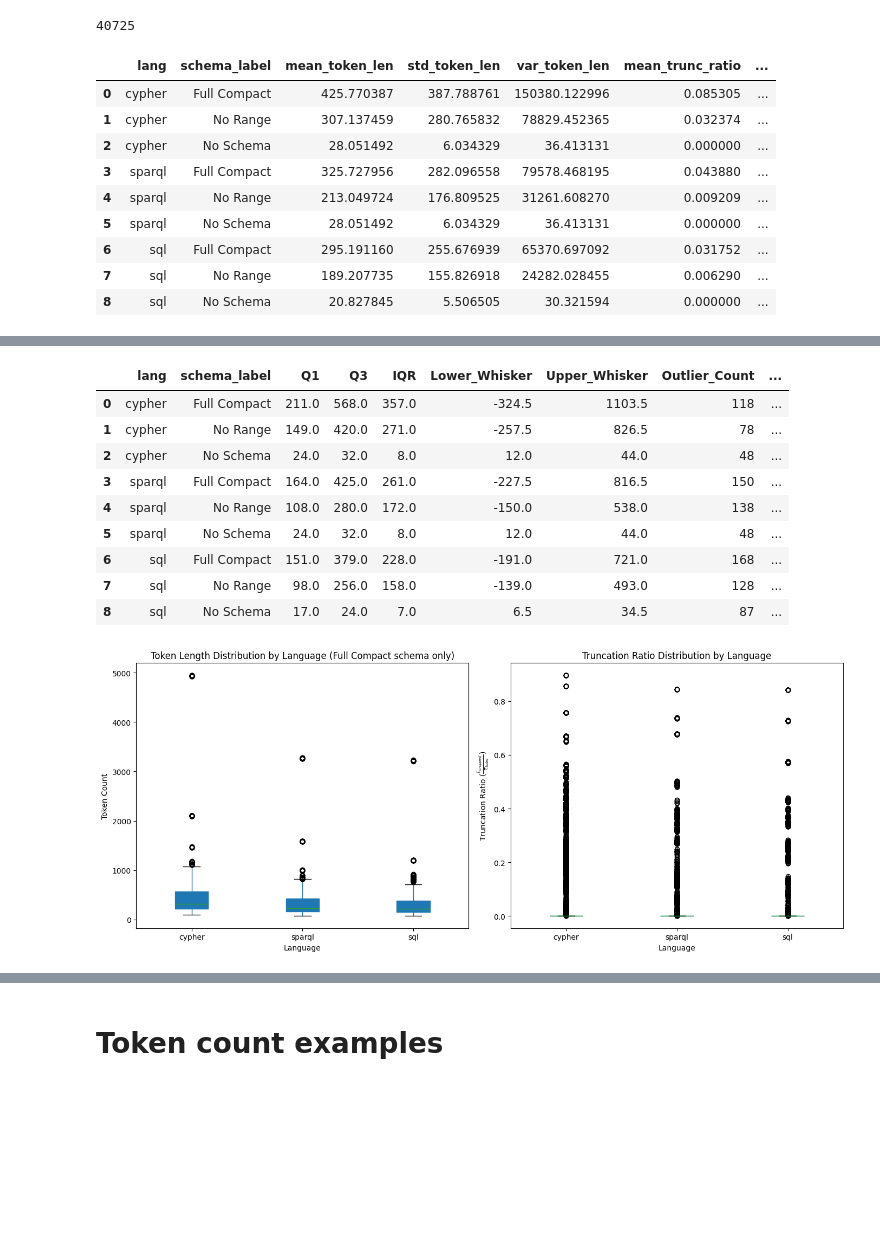
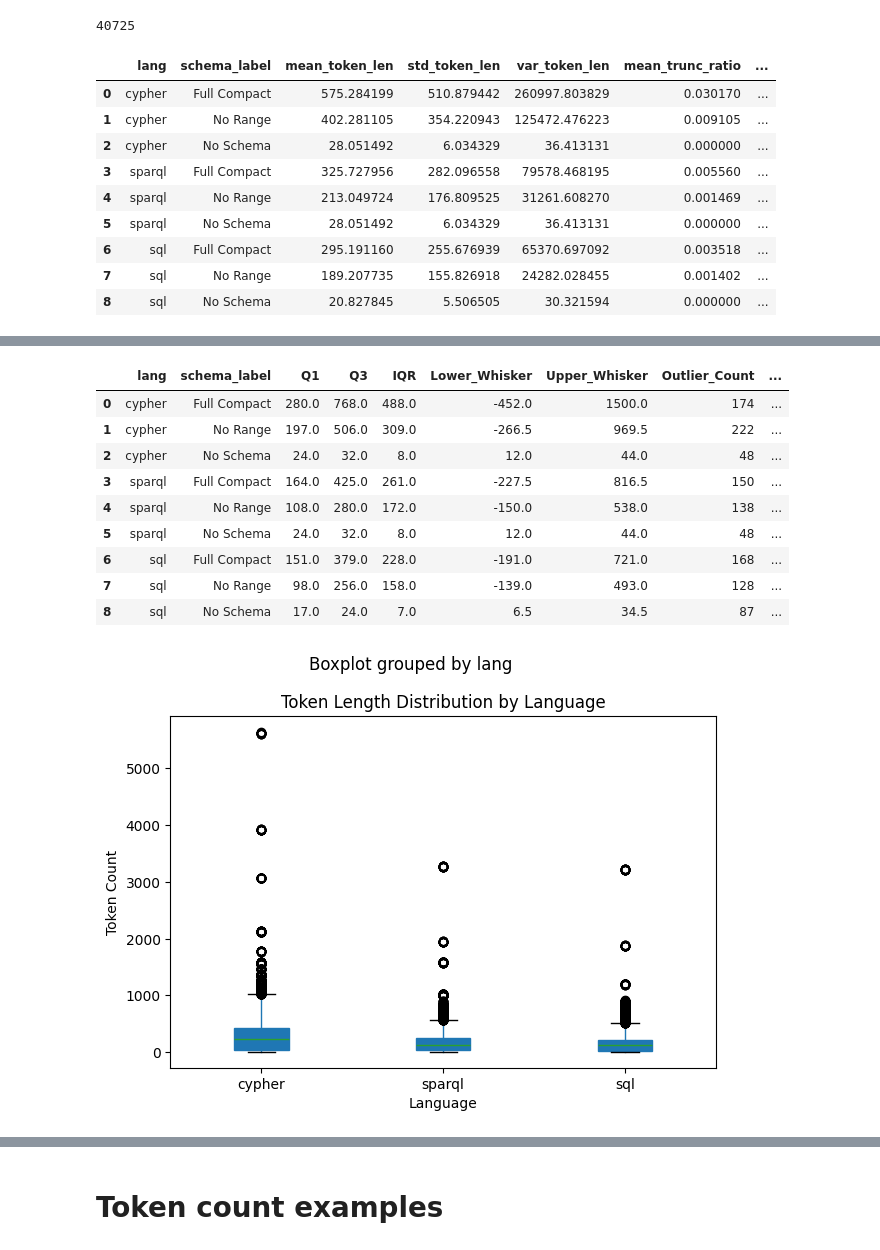
Before and after one commit to vejvarm/uT5-ssc, a Jupyter notebook: RQ4_token_count_analysis.ipynb, the cells around one changed output, grey strips where cells are left out. Cells and saved outputs as stored; diff of their text form; code cells hidden in the pictures; blank space fills up the shorter version.

```diff
--- a/RQ4_token_count_analysis.ipynb
+++ b/RQ4_token_count_analysis.ipynb
@@ -189,7 +76,7 @@ print(len(df))
 # %% [output]
 40725
 # %%
-schemas = ["Full Compact"]  # df["schema_label"].unique()
+schemas = ["Full Compact", "No Range"]  # df["schema_label"].unique()
 
 # -----------------
 # 7.1 Compute summary stats (mean, std, variance)
@@ -203,6 +90,10 @@ summary_stats = (
         mean_trunc_ratio=("trunc_ratio_sample", "mean"),
         std_trunc_ratio=("trunc_ratio_sample", "std"),
         var_trunc_ratio=("trunc_ratio_sample", "var"),
+        longer_than_512=("token_count", lambda x: (x > 512).sum()),
+        longer_than_1024=("token_count", lambda x: (x > 1024).sum()),
+        longer_than_2048=("token_count", lambda x: (x > 2048).sum()),
+
     )
     .reset_index()
 )
@@ -301,33 +192,43 @@ boxplot_stats_df.to_csv(base_dir.joinpath("boxplot_stats_by_schema.csv"), index=
 # -----------------
 # 7.4 Boxplots for variance visualization
 # -----------------
-fig, ax = plt.subplots(1, 2, figsize=(14, 6))
+fig, ax = plt.subplots(1, 1)
 
 # Token length boxplot
-df[df["schema_label"] == "Full Compact"].boxplot(column="token_count", by="lang", ax=ax[0], grid=False, patch_artist=True)
-# df.boxplot(column="token_count", by="lang", ax=ax[0], grid=False, patch_artist=True)
-ax[0].set_title("Token Length Distribution by Language (Full Compact schema only)")
-ax[0].set_xlabel("Language")
-ax[0].set_ylabel("Token Count")
+# df[df["schema_label"] == "Full Compact"].boxplot(column="token_count", by="lang", ax=ax[0], grid=False, patch_artist=True)
+df.boxplot(column="token_count", by="lang", ax=ax, grid=False, patch_artist=True)
+ax.set_title("Token Length Distribution by Language")
+ax.set_xlabel("Language")
+ax.set_ylabel("Token Count")
 
-# Truncation ratio boxplot
-df.boxplot(column="trunc_ratio_sample", by="lang", ax=ax[1], grid=False, patch_artist=True)
-ax[1].set_title("Truncation Ratio Distribution by Language")
-ax[1].set_xlabel("Language")
-ax[1].set_ylabel(r"Truncation Ratio ($\frac{\tau_{cropped}}{\tau_{total}}$)")
+plt.tight_layout()
+plt.savefig(base_dir.joinpath("boxplots_token_counts.png"), dpi=300)
+plt.savefig(base_dir.joinpath("boxplots_token_counts.svg"))
+plt.savefig(base_dir.joinpath("boxplots_token_counts.pdf"))
+plt.show()
+
+fig, ax = plt.subplots(1, 1)
+
+# Truncated token count boxplot (only for truncated samples)
+df.boxplot(column="truncated_tokens", by="lang", ax=ax, grid=False, patch_artist=True)
+ax.set_title(f"Truncated Token Count Distribution (Max Input Length = {max_input_length} )")
+ax.set_xlabel("Language")
+ax.set_ylabel(r"Truncated Token Count ($\tau_{cropped}$)")
 
 plt.suptitle("")
 plt.tight_layout()
-plt.savefig(base_dir.joinpath("distribution_boxplots.png"), dpi=300)
+plt.savefig(base_dir.joinpath("boxplots_token_truncations.png"), dpi=300)
+plt.savefig(base_dir.joinpath("boxplots_token_truncations.svg"))
+plt.savefig(base_dir.joinpath("boxplots_token_truncations.pdf"))
 plt.show()
 # %% [output]
 |  | lang | schema_label | mean_token_len | std_token_len | var_token_len | mean_trunc_ratio | ... |
-| 0 | cypher | Full Compact | 425.770387 | 387.788761 | 150380.122996 | 0.085305 | ... |
-| 1 | cypher | No Range | 307.137459 | 280.765832 | 78829.452365 | 0.032374 | ... |
+| 0 | cypher | Full Compact | 575.284199 | 510.879442 | 260997.803829 | 0.030170 | ... |
+| 1 | cypher | No Range | 402.281105 | 354.220943 | 125472.476223 | 0.009105 | ... |
 | 2 | cypher | No Schema | 28.051492 | 6.034329 | 36.413131 | 0.000000 | ... |
-| 3 | sparql | Full Compact | 325.727956 | 282.096558 | 79578.468195 | 0.043880 | ... |
-| 4 | sparql | No Range | 213.049724 | 176.809525 | 31261.608270 | 0.009209 | ... |
+| 3 | sparql | Full Compact | 325.727956 | 282.096558 | 79578.468195 | 0.005560 | ... |
+| 4 | sparql | No Range | 213.049724 | 176.809525 | 31261.608270 | 0.001469 | ... |
 | 5 | sparql | No Schema | 28.051492 | 6.034329 | 36.413131 | 0.000000 | ... |
-| 6 | sql | Full Compact | 295.191160 | 255.676939 | 65370.697092 | 0.031752 | ... |
-| 7 | sql | No Range | 189.207735 | 155.826918 | 24282.028455 | 0.006290 | ... |
+| 6 | sql | Full Compact | 295.191160 | 255.676939 | 65370.697092 | 0.003518 | ... |
+| 7 | sql | No Range | 189.207735 | 155.826918 | 24282.028455 | 0.001402 | ... |
 | 8 | sql | No Schema | 20.827845 | 5.506505 | 30.321594 | 0.000000 | ... |
@@ -336,11 +237,11 @@ plt.show()
 |  | lang | schema_label | Q1 | Q3 | IQR | Lower_Whisker | Upper_Whisker | Outlier_Count | ... |
-| 0 | cypher | Full Compact | 211.0 | 568.0 | 357.0 | -324.5 | 1103.5 | 118 | ... |
-| 1 | cypher | No Range | 149.0 | 420.0 | 271.0 | -257.5 | 826.5 | 78 | ... |
+| 0 | cypher | Full Compact | 280.0 | 768.0 | 488.0 | -452.0 | 1500.0 | 174 | ... |
+| 1 | cypher | No Range | 197.0 | 506.0 | 309.0 | -266.5 | 969.5 | 222 | ... |
 | 2 | cypher | No Schema | 24.0 | 32.0 | 8.0 | 12.0 | 44.0 | 48 | ... |
 | 3 | sparql | Full Compact | 164.0 | 425.0 | 261.0 | -227.5 | 816.5 | 150 | ... |
 | 4 | sparql | No Range | 108.0 | 280.0 | 172.0 | -150.0 | 538.0 | 138 | ... |
 | 5 | sparql | No Schema | 24.0 | 32.0 | 8.0 | 12.0 | 44.0 | 48 | ... |
 | 6 | sql | Full Compact | 151.0 | 379.0 | 228.0 | -191.0 | 721.0 | 168 | ... |
 | 7 | sql | No Range | 98.0 | 256.0 | 158.0 | -139.0 | 493.0 | 128 | ... |
 | 8 | sql | No Schema | 17.0 | 24.0 | 7.0 | 6.5 | 34.5 | 87 | ... |
-[figure, old version]
+[figure, new version]
```
Also changed, not shown: parts of 5 cells of this notebook, 18 other files.
